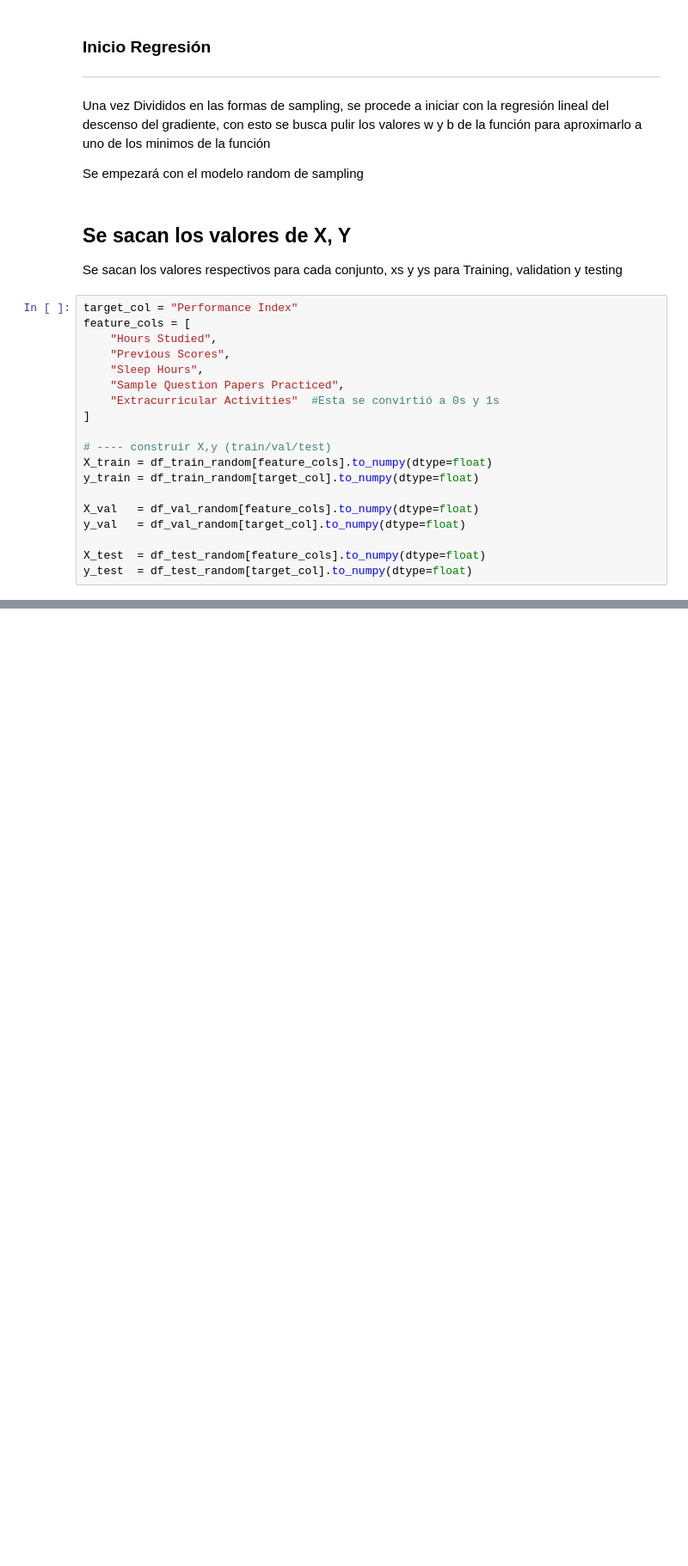
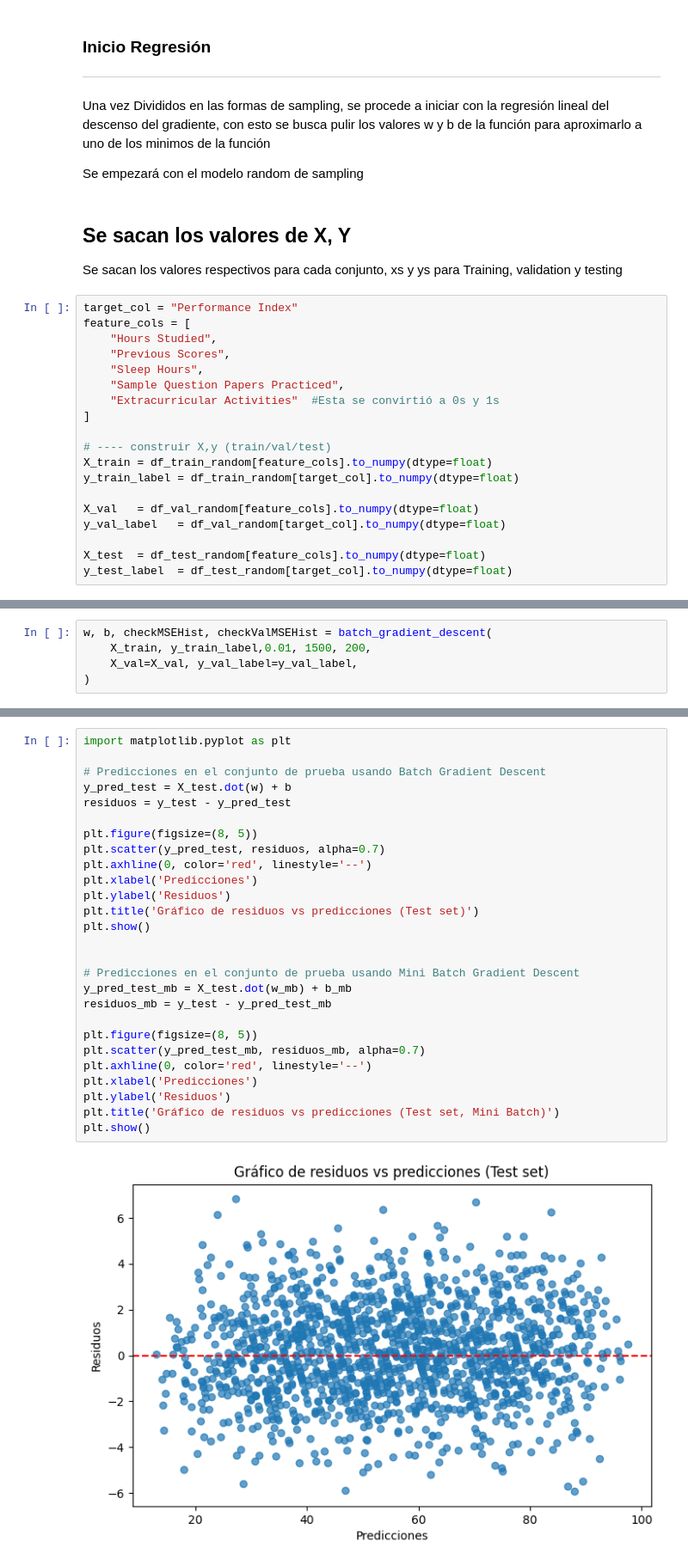
Before and after one commit to Daniel-TEC-17/TareaRegresion, a Jupyter notebook: Regresion.ipynb, the cells around one changed output, grey strips where cells are left out. Shown at 86% size. Cells and saved outputs as stored; diff of their text form; blank space fills up the shorter version.

```diff
--- a/Regresion.ipynb
+++ b/Regresion.ipynb
@@ -366,13 +366,13 @@ feature_cols = [
 
 # ---- construir X,y (train/val/test)
 X_train = df_train_random[feature_cols].to_numpy(dtype=float)
-y_train = df_train_random[target_col].to_numpy(dtype=float)
+y_train_label = df_train_random[target_col].to_numpy(dtype=float)
 
 X_val   = df_val_random[feature_cols].to_numpy(dtype=float)
-y_val   = df_val_random[target_col].to_numpy(dtype=float)
+y_val_label   = df_val_random[target_col].to_numpy(dtype=float)
 
 X_test  = df_test_random[feature_cols].to_numpy(dtype=float)
-y_test  = df_test_random[target_col].to_numpy(dtype=float)
+y_test_label  = df_test_random[target_col].to_numpy(dtype=float)
 # %%
 def MSE(y_true, y_pred):
     return np.mean((y_true - y_pred)**2)  #Mean Squared Error, utilizada para evaluar el rendimiento del modelo y penalizar el error grande
@@ -393,0 +433,5 @@ def batch_gradient_descent(X, y, w, b, learning_rate, epochs):
+# %%
+w, b, checkMSEHist, checkValMSEHist = batch_gradient_descent(
+    X_train, y_train_label,0.01, 1500, 200,
+    X_val=X_val, y_val_label=y_val_label,
+)
@@ -393,0 +663,29 @@ def batch_gradient_descent(X, y, w, b, learning_rate, epochs):
+# %%
+import matplotlib.pyplot as plt
+
+# Predicciones en el conjunto de prueba usando Batch Gradient Descent
+y_pred_test = X_test.dot(w) + b
+residuos = y_test - y_pred_test
+
+plt.figure(figsize=(8, 5))
+plt.scatter(y_pred_test, residuos, alpha=0.7)
+plt.axhline(0, color='red', linestyle='--')
+plt.xlabel('Predicciones')
+plt.ylabel('Residuos')
+plt.title('Gráfico de residuos vs predicciones (Test set)')
+plt.show()
+
+
+# Predicciones en el conjunto de prueba usando Mini Batch Gradient Descent
+y_pred_test_mb = X_test.dot(w_mb) + b_mb
+residuos_mb = y_test - y_pred_test_mb
+
+plt.figure(figsize=(8, 5))
+plt.scatter(y_pred_test_mb, residuos_mb, alpha=0.7)
+plt.axhline(0, color='red', linestyle='--')
+plt.xlabel('Predicciones')
+plt.ylabel('Residuos')
+plt.title('Gráfico de residuos vs predicciones (Test set, Mini Batch)')
+plt.show()
+# %% [output]
+[figure, added]
```
Also changed, not shown: parts of 13 cells of this notebook, 1 other file.
